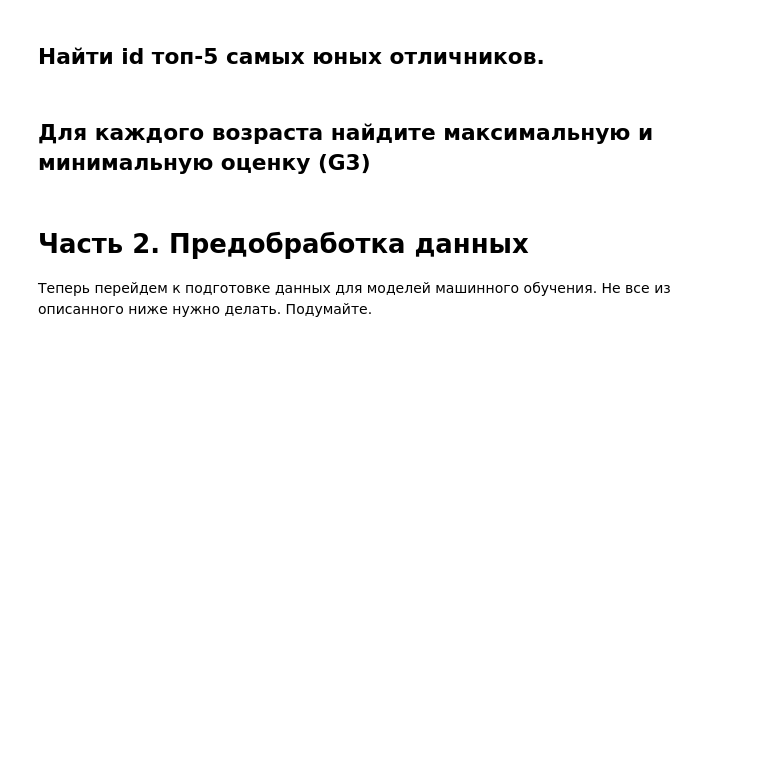
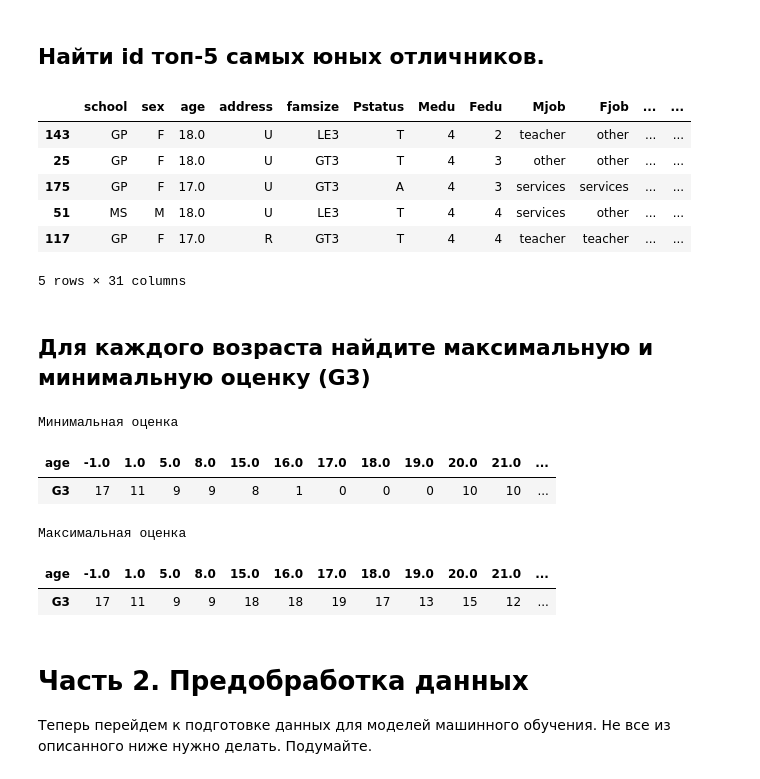
Before and after one commit to UmbrellaLeaf5/machine_learning, a Jupyter notebook: homeworks/hw1/hw_1_EDA.ipynb, the cells around one changed output. Drawn from its saved outputs; the diff is of its cells as text; code cells hidden in the pictures; blank space fills up the shorter version.

```diff
--- a/homeworks/hw1/hw_1_EDA.ipynb
+++ b/homeworks/hw1/hw_1_EDA.ipynb
@@ -961,7 +1335,31 @@ print("4. Признаки с пропусками требуют импутац
 # %% [markdown]
 ## Найти id топ-5 самых юных отличников.
+# %%
+X_train[X_train["G3"] >= 17].sort_values(["age"], ascending=True).sample(5)
+# %% [output]
+|  | school | sex | age | address | famsize | Pstatus | Medu | Fedu | Mjob | Fjob | ... | ... |
+| 143 | GP | F | 18.0 | U | LE3 | T | 4 | 2 | teacher | other | ... | ... |
+| 25 | GP | F | 18.0 | U | GT3 | T | 4 | 3 | other | other | ... | ... |
+| 175 | GP | F | 17.0 | U | GT3 | A | 4 | 3 | services | services | ... | ... |
+| 51 | MS | M | 18.0 | U | LE3 | T | 4 | 4 | services | other | ... | ... |
+| 117 | GP | F | 17.0 | R | GT3 | T | 4 | 4 | teacher | teacher | ... | ... |
+5 rows × 31 columns
 # %% [markdown]
 ## Для каждого возраста найдите максимальную и минимальную оценку (G3)
+# %%
+print("Минимальная оценка")
+X_train[["age", "G3"]].groupby(["age"]).min().T
+# %% [output]
+Минимальная оценка
+| age | -1.0 | 1.0 | 5.0 | 8.0 | 15.0 | 16.0 | 17.0 | 18.0 | 19.0 | 20.0 | 21.0 | ... |
+| G3 | 17 | 11 | 9 | 9 | 8 | 1 | 0 | 0 | 0 | 10 | 10 | ... |
+# %%
+print("Максимальная оценка")
+X_train[["age", "G3"]].groupby(["age"]).max().T
+# %% [output]
+Максимальная оценка
+| age | -1.0 | 1.0 | 5.0 | 8.0 | 15.0 | 16.0 | 17.0 | 18.0 | 19.0 | 20.0 | 21.0 | ... |
+| G3 | 17 | 11 | 9 | 9 | 18 | 18 | 19 | 17 | 13 | 15 | 12 | ... |
 # %% [markdown]
 # Часть 2. Предобработка данных
 
```
Also changed, not shown: parts of 37 cells of this notebook.
